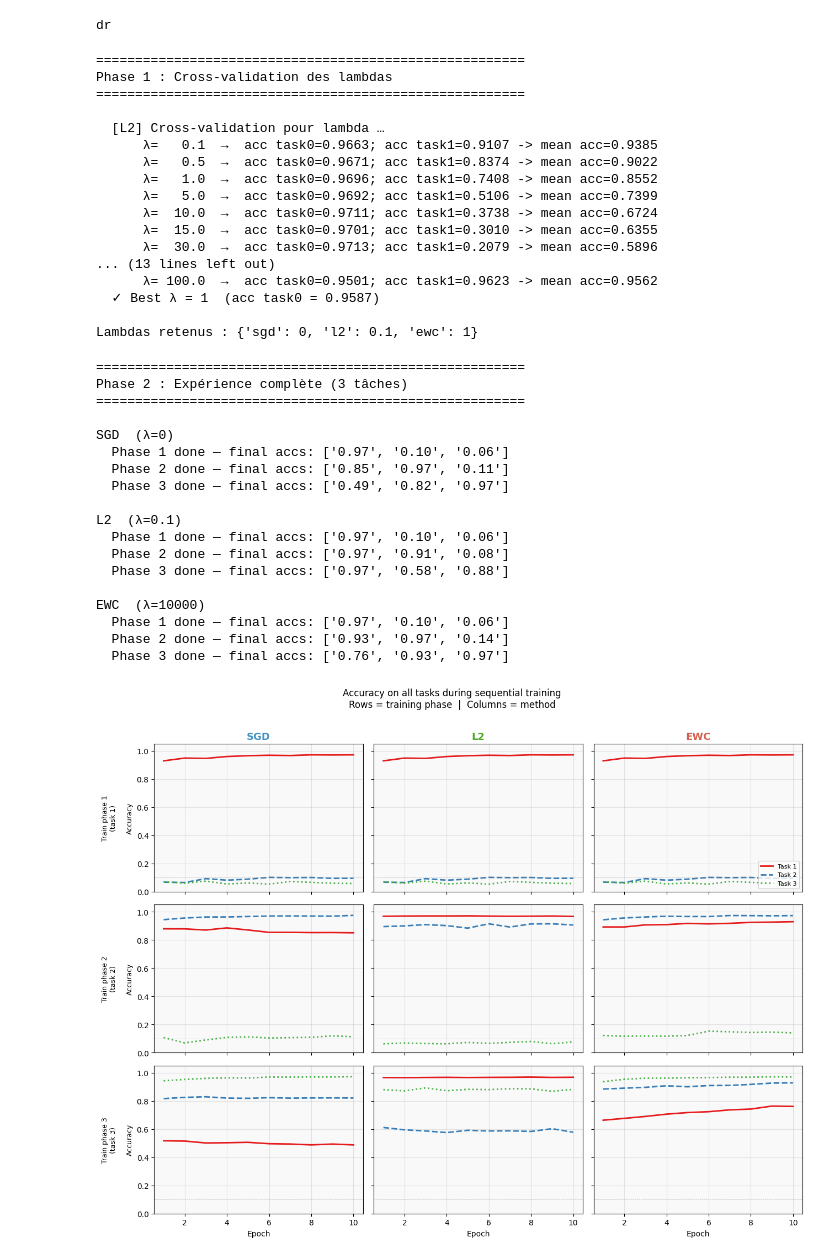
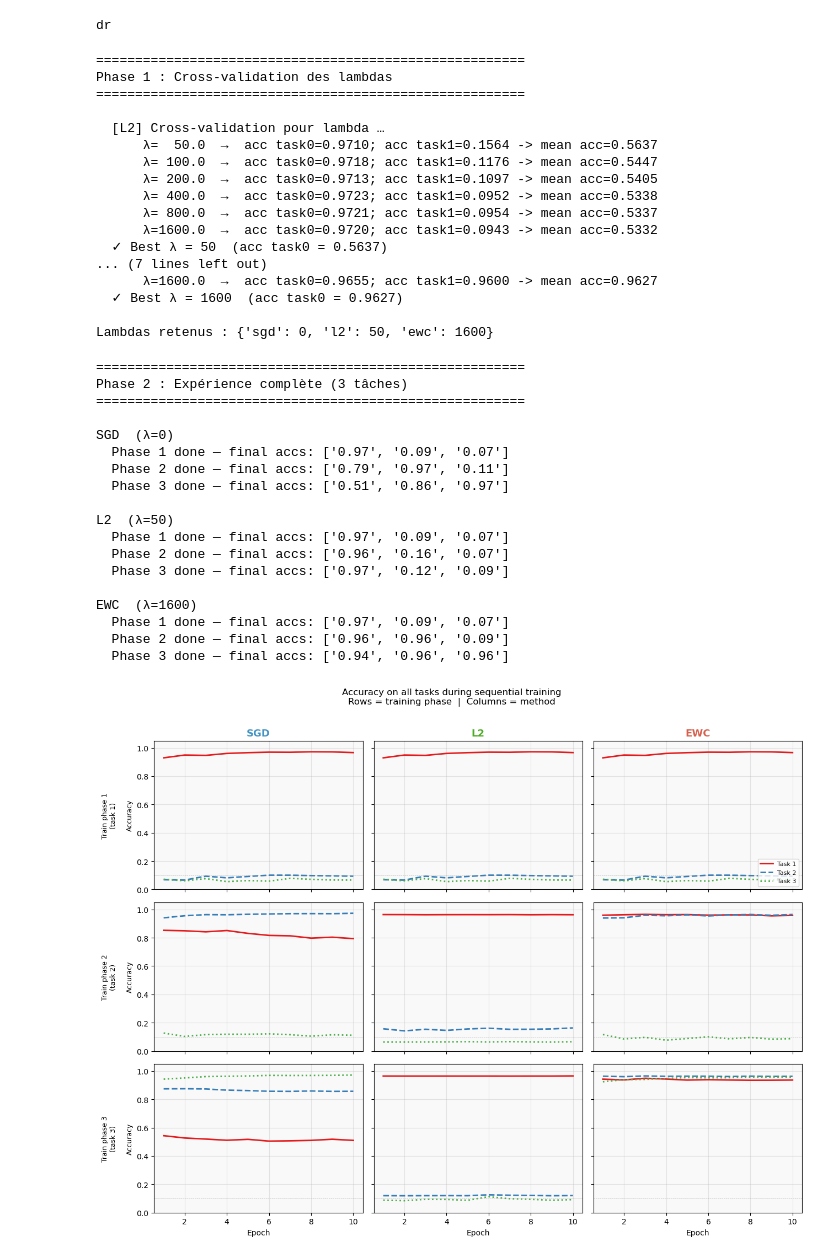
Before and after one commit to Taliesin123/Physics_The_Projects, a Jupyter notebook: EWC_code/EWC_vs_l2.ipynb, the cells around one changed output. Cells and saved outputs as stored; diff of their text form; code cells hidden in the pictures.

```diff
--- a/EWC_code/EWC_vs_l2.ipynb
+++ b/EWC_code/EWC_vs_l2.ipynb
@@ -29,16 +29,25 @@ def make_model():
     ).to(device)
 
 
-def compute_fisher(model, loader):
+def compute_fisher(model, loader, n_samples=600):
     fisher = {n: torch.zeros_like(p) for n, p in model.named_parameters()}
     model.eval()
-    for x, y in loader:
-        model.zero_grad()
-        F.nll_loss(F.log_softmax(model(x.to(device)), 1), y.to(device)).backward()
-        for n, p in model.named_parameters():
-            if p.grad is not None:
-                fisher[n] += p.grad.detach() ** 2
-    return {n: v / len(loader) for n, v in fisher.items()}
+    seen = 0
+    for xb, yb in loader:
+        xb, yb = xb.to(device), yb.to(device)
+        for xi, yi in zip(xb, yb):                # ← one sample at a time
+            if seen >= n_samples:
+                break
+            model.zero_grad()
+            log_probs = F.log_softmax(model(xi.unsqueeze(0)), dim=1)
+            F.nll_loss(log_probs, yi.unsqueeze(0)).backward()   # loss for ONE sample
+            for n, p in model.named_parameters():
+                if p.grad is not None:
+                    fisher[n] += p.grad.detach() ** 2          # square per-sample grad
+            seen += 1
+        if seen >= n_samples:
+            break
+    return {n: v / seen for n, v in fisher.items()}            # divide by num SAMPLES
 
 
 
@@ -136,7 +145,7 @@ device = 'cuda' if torch.cuda.is_available() else 'cpu'
 N_SAMPLES = 20000   # None = full dataset
 
 # Lambda grids searched during CV
-LAM_GRID = [0.1, 0.5, 1, 5, 10, 15, 30, 50, 100]
+LAM_GRID = [50, 100, 200, 400, 800, 1600]
 # Epochs used inside CV to evaluate each lambda candidate (cheaper than EPOCHS)
 CV_EPOCHS = 3
 
@@ -171,18 +180,18 @@ Phase 1 : Cross-validation des lambdas
 =======================================================
 
   [L2] Cross-validation pour lambda …
-      λ=   0.1  →  acc task0=0.9663; acc task1=0.9107 -> mean acc=0.9385
-      λ=   0.5  →  acc task0=0.9671; acc task1=0.8374 -> mean acc=0.9022
-      λ=   1.0  →  acc task0=0.9696; acc task1=0.7408 -> mean acc=0.8552
-      λ=   5.0  →  acc task0=0.9692; acc task1=0.5106 -> mean acc=0.7399
-      λ=  10.0  →  acc task0=0.9711; acc task1=0.3738 -> mean acc=0.6724
-      λ=  15.0  →  acc task0=0.9701; acc task1=0.3010 -> mean acc=0.6355
-      λ=  30.0  →  acc task0=0.9713; acc task1=0.2079 -> mean acc=0.5896
-... (13 lines left out)
-      λ= 100.0  →  acc task0=0.9501; acc task1=0.9623 -> mean acc=0.9562
-  ✓ Best λ = 1  (acc task0 = 0.9587)
+      λ=  50.0  →  acc task0=0.9710; acc task1=0.1564 -> mean acc=0.5637
+      λ= 100.0  →  acc task0=0.9718; acc task1=0.1176 -> mean acc=0.5447
+      λ= 200.0  →  acc task0=0.9713; acc task1=0.1097 -> mean acc=0.5405
+      λ= 400.0  →  acc task0=0.9723; acc task1=0.0952 -> mean acc=0.5338
+      λ= 800.0  →  acc task0=0.9721; acc task1=0.0954 -> mean acc=0.5337
+      λ=1600.0  →  acc task0=0.9720; acc task1=0.0943 -> mean acc=0.5332
+  ✓ Best λ = 50  (acc task0 = 0.5637)
+... (7 lines left out)
+      λ=1600.0  →  acc task0=0.9655; acc task1=0.9600 -> mean acc=0.9627
+  ✓ Best λ = 1600  (acc task0 = 0.9627)
 
-Lambdas retenus : {'sgd': 0, 'l2': 0.1, 'ewc': 1}
+Lambdas retenus : {'sgd': 0, 'l2': 50, 'ewc': 1600}
 # %%
 #Main experiment ───────────────────────────────────────────
 print("\n" + "=" * 55)
@@ -190,7 +199,7 @@ print("Phase 2 : Expérience complète (3 tâches)")
 print("=" * 55)
 
 results = {}
-LAM['ewc'] = 10000
+#LAM['ewc'] = 10000
 for method in ['sgd', 'l2', 'ewc']:
     lam = LAM[method]
     print(f"\n{method.upper()}  (λ={lam})")
@@ -253,45 +262,45 @@ for col, method in enumerate(['sgd', 'l2', 'ewc']):
                     label=f'Task {i+1}')
 
         ax.set_facecolor('#f9f9f9')
         ax.axhline(0.1, color='gray', linewidth=0.5, linestyle='--', alpha=0.5)
 
         if row == 0:
             ax.set_title(method.upper(), fontsize=13, fontweight='bold',
                          color=method_colors[method])
         if col == 0:
             ax.set_ylabel(f'Train phase {phase+1}\n(task {phase+1})\n\nAccuracy', fontsize=9)
         if row == 2:
             ax.set_xlabel('Epoch', fontsize=10)
         if row == 0 and col == 2:
             ax.legend(loc='lower right', fontsize=8)
 
         ax.set_ylim(0, 1.05)
         ax.grid(True, alpha=0.3)
 
 plt.suptitle('Accuracy on all tasks during sequential training\n'
              'Rows = training phase  |  Columns = method', fontsize=12, y=1.01)
 plt.tight_layout()
 plt.show()
 # %% [output]
 =======================================================
 Phase 2 : Expérience complète (3 tâches)
 =======================================================
 
 SGD  (λ=0)
-  Phase 1 done — final accs: ['0.97', '0.10', '0.06']
-  Phase 2 done — final accs: ['0.85', '0.97', '0.11']
-  Phase 3 done — final accs: ['0.49', '0.82', '0.97']
+  Phase 1 done — final accs: ['0.97', '0.09', '0.07']
+  Phase 2 done — final accs: ['0.79', '0.97', '0.11']
+  Phase 3 done — final accs: ['0.51', '0.86', '0.97']
 
-L2  (λ=0.1)
-  Phase 1 done — final accs: ['0.97', '0.10', '0.06']
-  Phase 2 done — final accs: ['0.97', '0.91', '0.08']
-  Phase 3 done — final accs: ['0.97', '0.58', '0.88']
+L2  (λ=50)
+  Phase 1 done — final accs: ['0.97', '0.09', '0.07']
+  Phase 2 done — final accs: ['0.96', '0.16', '0.07']
+  Phase 3 done — final accs: ['0.97', '0.12', '0.09']
 
-EWC  (λ=10000)
-  Phase 1 done — final accs: ['0.97', '0.10', '0.06']
-  Phase 2 done — final accs: ['0.93', '0.97', '0.14']
-  Phase 3 done — final accs: ['0.76', '0.93', '0.97']
+EWC  (λ=1600)
+  Phase 1 done — final accs: ['0.97', '0.09', '0.07']
+  Phase 2 done — final accs: ['0.96', '0.96', '0.09']
+  Phase 3 done — final accs: ['0.94', '0.96', '0.96']
-[figure, old version]
+[figure, new version]
 # %%
 results = {}
 LAM['ewc'] = 10000
```
Also changed, not shown: parts of 1 cell of this notebook, 15 other files.
